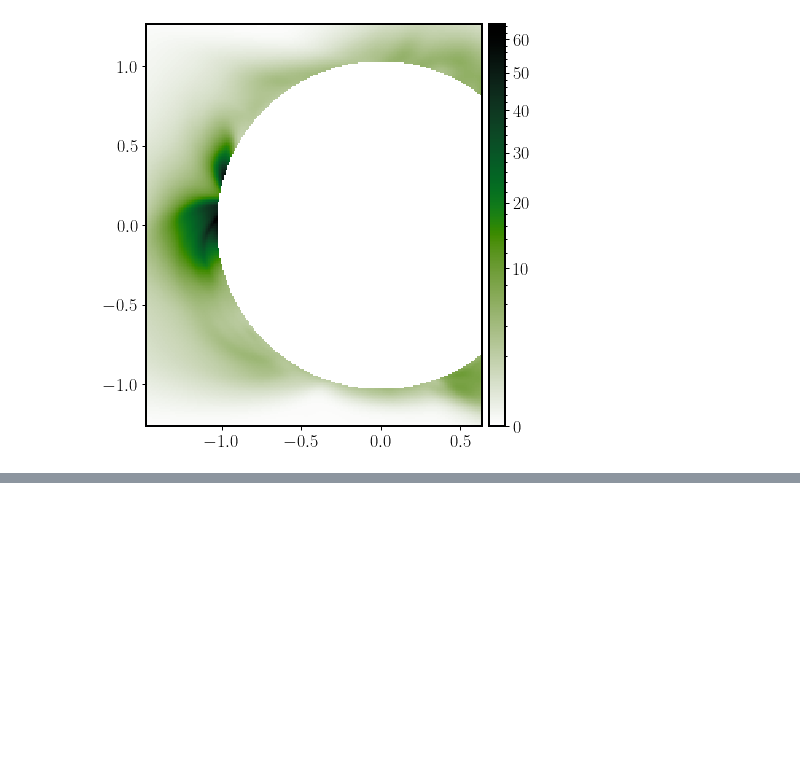
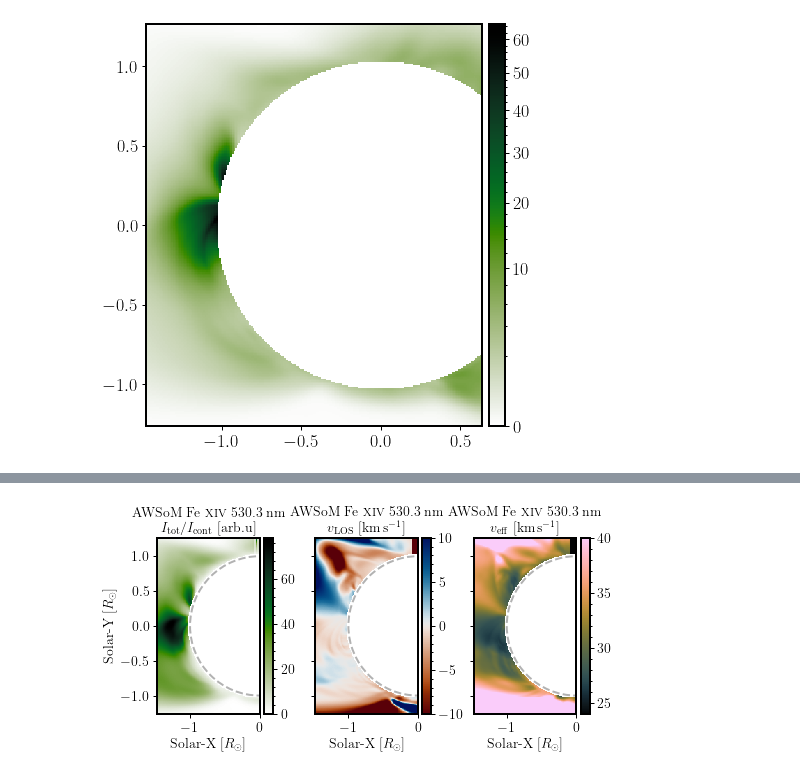
Before and after one commit to yjzhu-solar/Eclipse2017, a Jupyter notebook: ipynb/awsom/awsom_new_photoexec.ipynb, the cells around one changed output, grey strips where cells are left out. Drawn from its saved outputs; the diff is of its cells as text; code cells hidden in the pictures; blank space fills up the shorter version.

```diff
--- a/ipynb/awsom/awsom_new_photoexec.ipynb
+++ b/ipynb/awsom/awsom_new_photoexec.ipynb
@@ -158,0 +203,42 @@ for ax_ in (ax1,ax2,ax3):
+# %%
+fig, (ax1,ax2,ax3) = plt.subplots(1,3,figsize=(7,3.5),constrained_layout=True)
+
+FeXIV_int_cont_norm = ImageNormalize(data=FeXIV_int_cont_ratio,vmin=0)
+im1 = ax1.pcolormesh(FeXIV_5303_x_mesh,FeXIV_5303_y_mesh,FeXIV_int_cont_ratio,
+              rasterized=True,cmap=cmr.jungle_r,shading="auto",norm=FeXIV_int_cont_norm)
+plot_colorbar(im1,ax1,width="9%",fontsize=14,bbox_to_anchor=(1.04, 0., 1, 1))
+
+ax1.set_title(r"AWSoM Fe \textsc{xiv} 530.3 nm" + "\n" + \
+            r"$I_{\rm tot}/I_{\rm cont}\ \mathrm{[arb.u]}$",fontsize=14)
+
+
+im2 = ax2.pcolormesh(FeXIV_5303_x_mesh,FeXIV_5303_y_mesh,FeXIV_vlos_fit,
+              rasterized=True,cmap=cmcm.vik_r,shading="auto",vmin=-10,vmax=10)
+plot_colorbar(im2,ax2,width="9%",fontsize=14,bbox_to_anchor=(1.04, 0., 1, 1))
+ax2.set_title(r"AWSoM Fe \textsc{xiv} 530.3 nm" + "\n" + \
+            r"$v_{\rm LOS}\ \mathrm{[km\,s^{-1}]}$",fontsize=14)
+ax2.tick_params(labelleft=False)
+
+im3 = ax3.pcolormesh(FeXIV_5303_x_mesh,FeXIV_5303_y_mesh,FeXIV_veff_fit,
+              rasterized=True,cmap=cmcm.batlowK,shading="auto",vmin=24,vmax=40)
+plot_colorbar(im3,ax3,width="9%",fontsize=14,bbox_to_anchor=(1.04, 0., 1, 1))
+ax3.set_title(r"AWSoM Fe \textsc{xiv} 530.3 nm" + "\n" + \
+                r"$v_{\rm eff}\ \mathrm{[km\,s^{-1}]}$",fontsize=14)
+ax3.tick_params(labelleft=False)
+ax1.set_ylabel(r"Solar-Y $[R_\odot]$",fontsize=14)
+
+for ax_ in (ax1,ax2,ax3):
+    ax_.set_xlim(right=0)
+    ax_xlim = ax_.get_xlim()
+    ax_ylim = ax_.get_ylim()
+    ax_.add_patch(create_limb_circle(1))
+    ax_.set_xlim(ax_xlim)
+    ax_.set_ylim(ax_ylim)
+    ax_.set_aspect(1)
+    ax_.tick_params(labelsize=14)
+    ax_.set_xlabel(r"Solar-X $[R_\odot]$",fontsize=14)
+
+plt.savefig(fname="../../sav/AWSoM/syn_fit/box_run0040_run01_75_5th_spm/FeXIV.pdf",dpi=300,format="pdf",
+            bbox_inches="tight")
+# %% [output]
+[figure, added]
```
Also changed, not shown: parts of 14 cells of this notebook, 4 other files.
